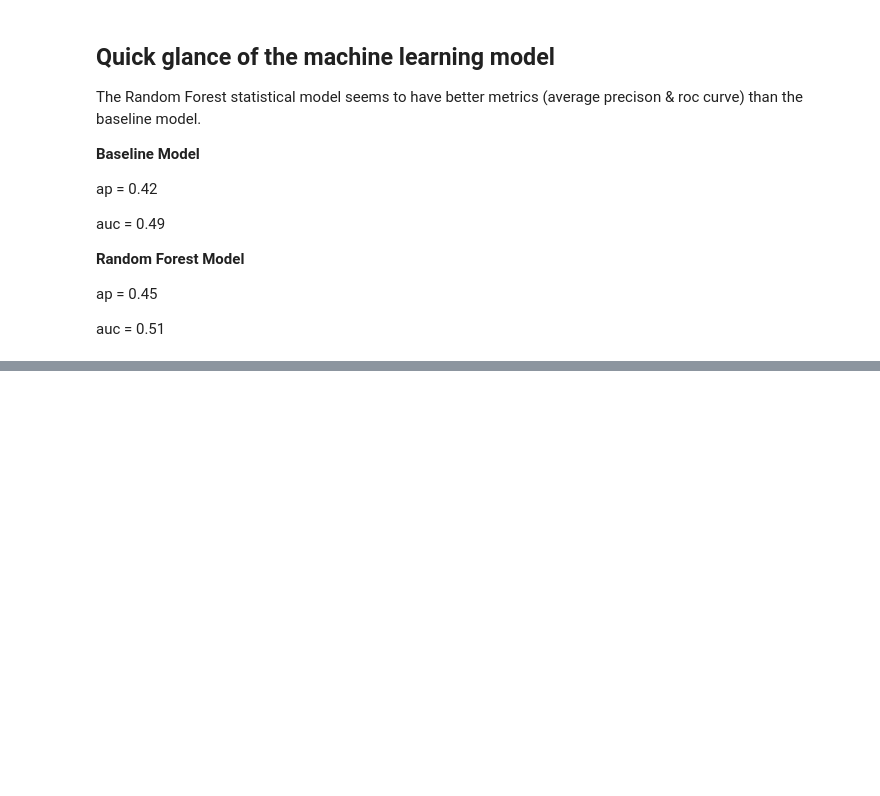
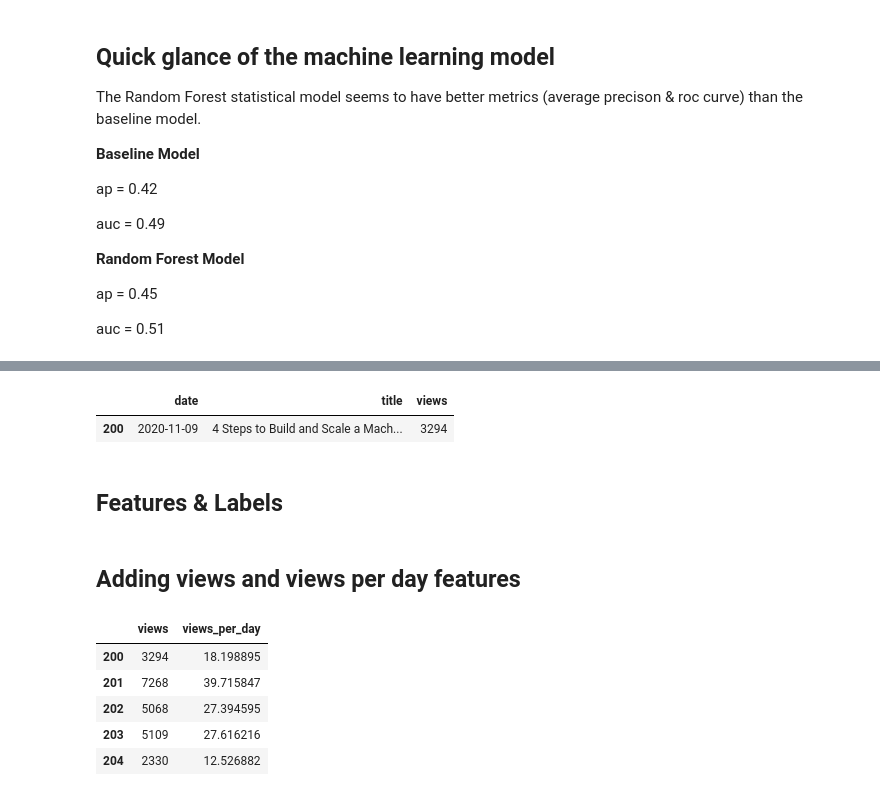
Before and after one commit to danielcdo/End-to-End-ML-Project, a Jupyter notebook: models/model3.ipynb, the cells around one changed output, grey strips where cells are left out. Cells and saved outputs as stored; diff of their text form; code cells hidden in the pictures; blank space fills up the shorter version.

```diff
--- a/models/model3.ipynb
+++ b/models/model3.ipynb
@@ -405,0 +410,7 @@ auc = 0.51
+# %%
+# unlabeled samples
+df_unlabeled =pd.read_csv('./raw_data/raw_data_with_labels.csv', index_col=0)
+
+# get only unlabeled videos
+df_unlabeled = df_unlabeled[df_unlabeled['y'].isnull()].dropna(how='all')  # for any situation in which all columns are NaN use dropna(how='all'); extra step
+df_unlabeled.shape
@@ -405,0 +431,51 @@ auc = 0.51
+# %%
+df_clean_u = pd.DataFrame(index=df_unlabeled.index)
+
+# get features
+# as before...
+
+df_clean_u['date']= pd.to_datetime(df_unlabeled['upload_date'], format='%Y%m%d')
+# note: format='%Y %m %d' shows the time; format='%Y%m%d' brings only YYYY-MM-DD - easy!
+
+# adding title column. It will be used on the model....will be vectorized later
+df_clean_u['title'] = df_unlabeled['title']
+
+# columns views: make sure all NAN will be convert to 0 and an integer data type will be added
+df_clean_u['views'] = df_unlabeled['view_count'].fillna(0).astype(int)
+# %%
+df_clean_u.head(1)
+#df_clean_u.dtypes
+# %% [output]
+|  | date | title | views |
+| 200 | 2020-11-09 | 4 Steps to Build and Scale a Mach... | 3294 |
+# %% [markdown]
+## Features & Labels
+# %%
+features_u = pd.DataFrame(index=df_clean_u.index)
+# %% [markdown]
+## Adding views and views per day features
+# %%
+# time_since_pub: time since the video was published. Random data choose. Use the date I created this code: fix date point - 2021-05-09
+
+# np.timedelta64(1, 'D'): time delta in numpy. Difference in days
+# we have data on a granually day, meaning a difference less than a day makes sense.
+features_u['time_since_pub'] = (pd.to_datetime("2021-05-09") - df_clean_u['date']) / np.timedelta64(1, 'D')
+
+# used features
+features_u['views'] = df_clean_u['views']
+features_u['views_per_day'] = features_u['views'] / features_u['time_since_pub']
+
+features_u = features_u.drop(['time_since_pub'], axis=1)   # time_since_pub only used for the calculation
+
+# time_since_pub as a feature may impact the model once the numbers seem to increase a lot and the end of the time serie.
+# The training&validations datasets may not have a normal distributed values.Thus, an umbalaced feature weights
+# and random samples are important to train and fit a ml model
+# %%
+features_u.head()
+# %% [output]
+|  | views | views_per_day |
+| 200 | 3294 | 18.198895 |
+| 201 | 7268 | 39.715847 |
+| 202 | 5068 | 27.394595 |
+| 203 | 5109 | 27.616216 |
+| 204 | 2330 | 12.526882 |
```
Also changed, not shown: parts of 20 cells of this notebook, 1 other file.
